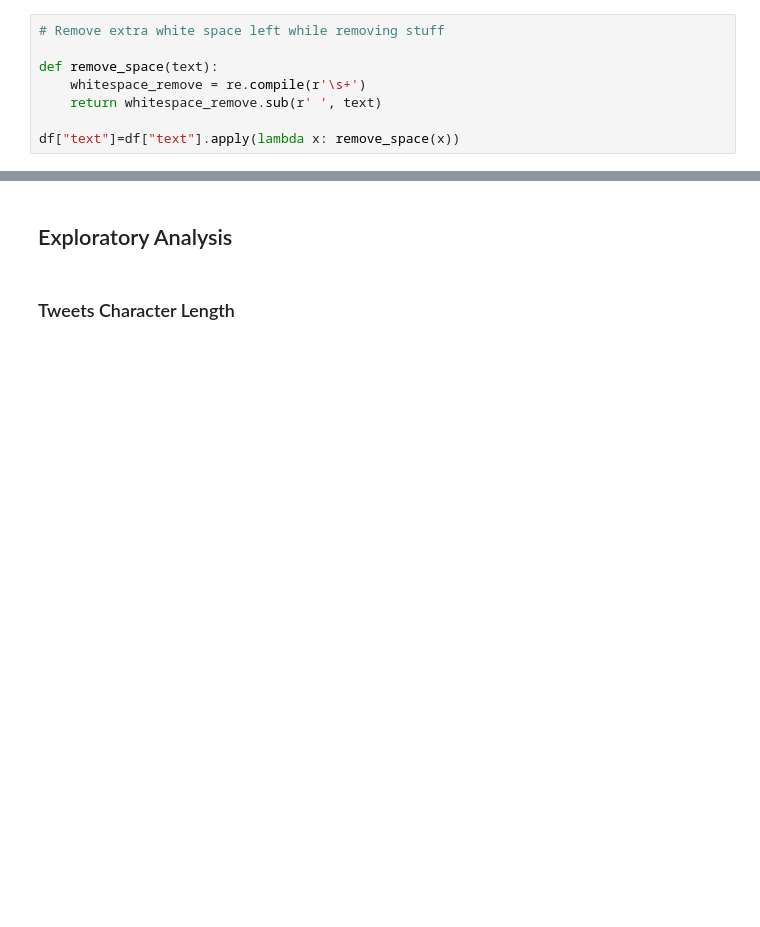
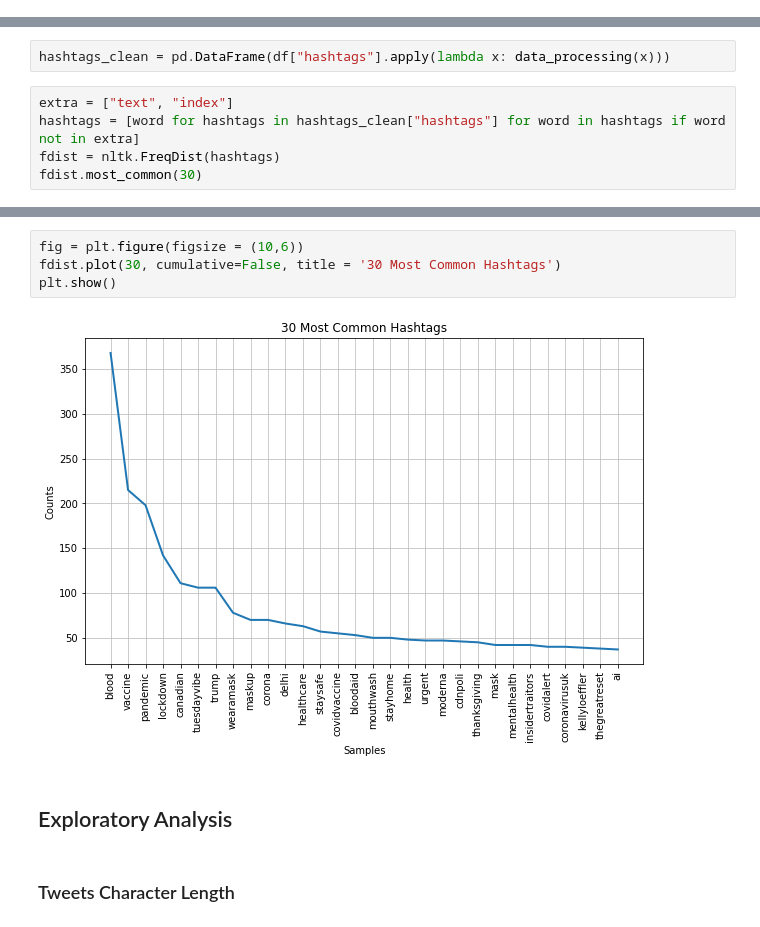
Before and after one commit to taejunoh/twitter-nlp-machinelearning, a Jupyter notebook: LDA.ipynb, the cells around one changed output, grey strips where cells are left out. Cells and saved outputs as stored; diff of their text form; blank space fills up the shorter version.

```diff
--- a/LDA.ipynb
+++ b/LDA.ipynb
@@ -118,8 +93,0 @@ df['text']=df['text'].apply(lambda x : remove_newline(x))
-# %%
-# Remove extra white space left while removing stuff
-
-def remove_space(text):
-    whitespace_remove = re.compile(r'\s+')
-    return whitespace_remove.sub(r' ', text)
-
-df["text"]=df["text"].apply(lambda x: remove_space(x))
@@ -177,0 +170,7 @@ tweets_df_clean["text"] = tweets_df_clean["text"].apply(lambda x: lemmatizing(x)
+# %%
+hashtags_clean = pd.DataFrame(df["hashtags"].apply(lambda x: data_processing(x)))
+# %%
+extra = ["text", "index"]
+hashtags = [word for hashtags in hashtags_clean["hashtags"] for word in hashtags if word not in extra]
+fdist = nltk.FreqDist(hashtags)
+fdist.most_common(30)
@@ -178,3 +195,9 @@ tweets_df_clean["text"] = tweets_df_clean["text"].apply(lambda x: lemmatizing(x)
+# %%
+fig = plt.figure(figsize = (10,6))
+fdist.plot(30, cumulative=False, title = '30 Most Common Hashtags')
+plt.show()
+# %% [output]
+[figure, added]
 # %% [markdown]
 ## Exploratory Analysis
 # %% [markdown]
```
Also changed, not shown: parts of 86 cells of this notebook.
